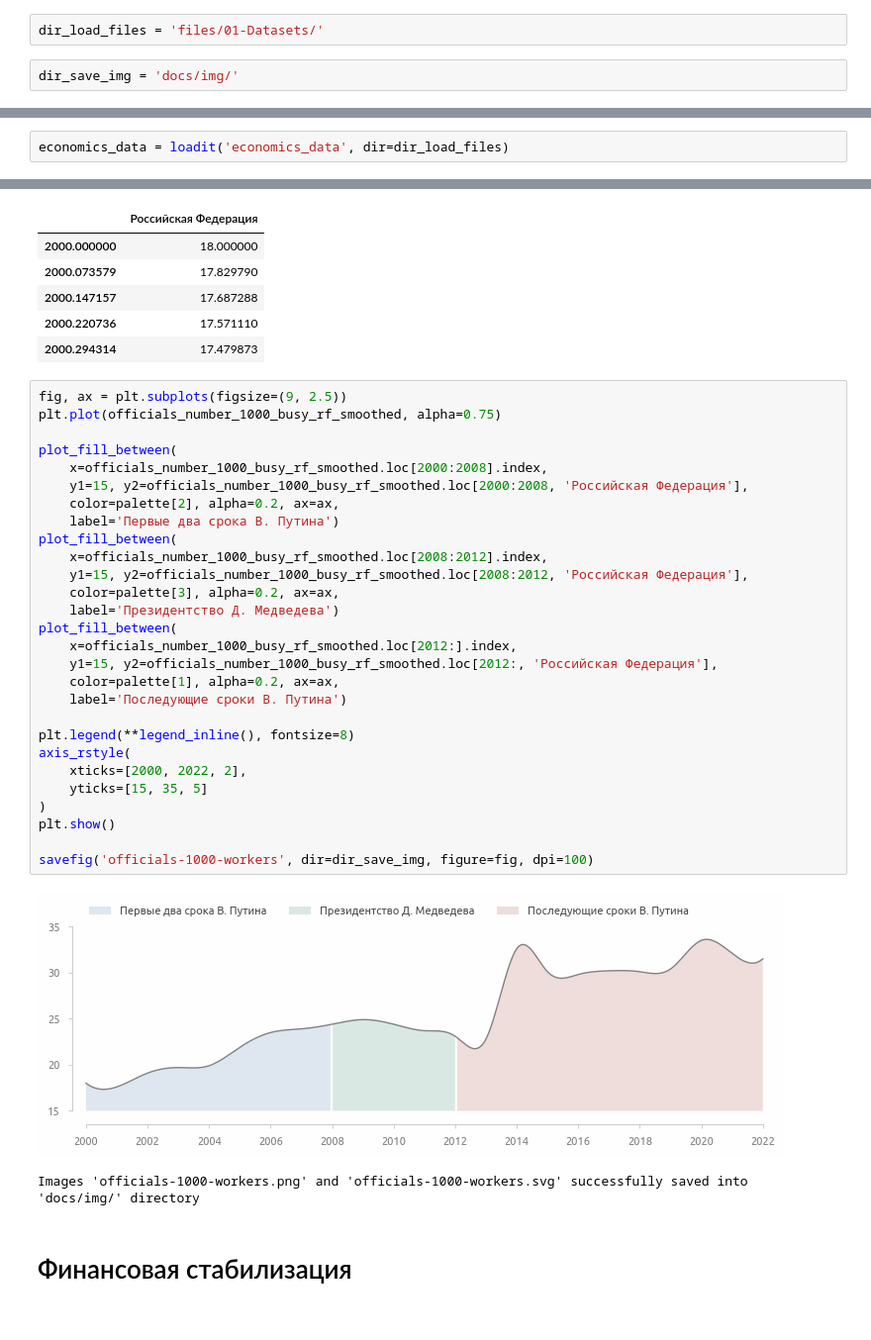
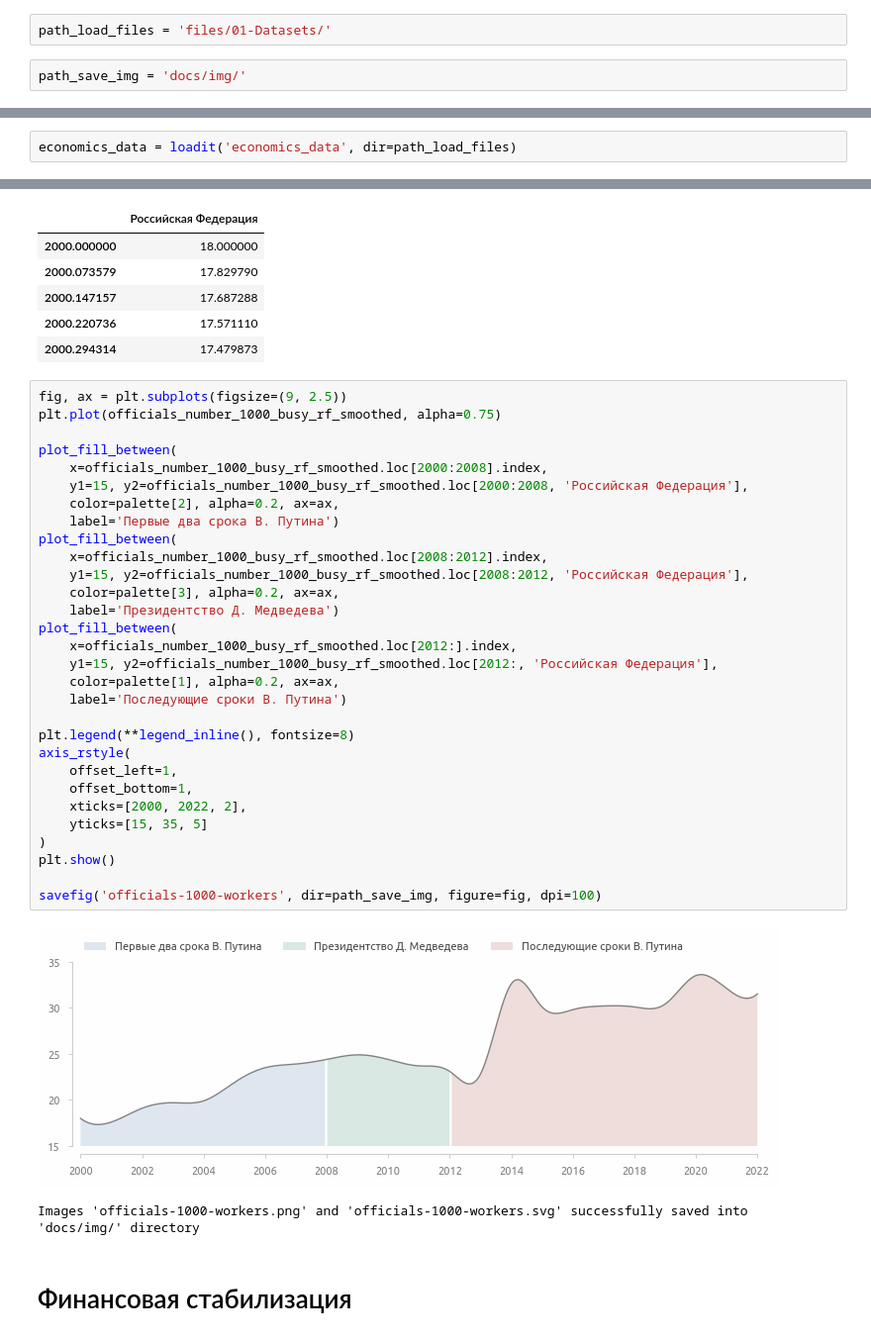
Before and after one commit to a-chasovsky/economics-rus, a Jupyter notebook: 01-report.ipynb, the cells around one changed output, grey strips where cells are left out. Shown at 99% size. Cells and saved outputs as stored; diff of their text form.

```diff
--- a/01-report.ipynb
+++ b/01-report.ipynb
@@ -20,7 +20,7 @@ start = stopwatch_start()
 # %% [markdown]
 ### Variables
 # %%
-dir_load_files = 'files/01-Datasets/'
+path_load_files = 'files/01-Datasets/'
 # %%
-dir_save_img = 'docs/img/'
+path_save_img = 'docs/img/'
 # %%
@@ -30,7 +30,7 @@ time_range = [dt.date(2021, 1, 1), dt.date(2024, 4, 1)]
 # %% [markdown]
 ### Load Data
 # %%
-economics_data = loadit('economics_data', dir=dir_load_files)
+economics_data = loadit('economics_data', dir=path_load_files)
 # %% [markdown]
 ## Потребительские цены
 # %% [markdown]
@@ -1445,33 +1445,35 @@ officials_number_1000_busy_rf_smoothed.head()
 # %%
 fig, ax = plt.subplots(figsize=(9, 2.5))
 plt.plot(officials_number_1000_busy_rf_smoothed, alpha=0.75)
 
 plot_fill_between(
     x=officials_number_1000_busy_rf_smoothed.loc[2000:2008].index,
     y1=15, y2=officials_number_1000_busy_rf_smoothed.loc[2000:2008, 'Российская Федерация'],
     color=palette[2], alpha=0.2, ax=ax,
     label='Первые два срока В. Путина')
 plot_fill_between(
     x=officials_number_1000_busy_rf_smoothed.loc[2008:2012].index,
     y1=15, y2=officials_number_1000_busy_rf_smoothed.loc[2008:2012, 'Российская Федерация'],
     color=palette[3], alpha=0.2, ax=ax,
     label='Президентство Д. Медведева')
 plot_fill_between(
     x=officials_number_1000_busy_rf_smoothed.loc[2012:].index,
     y1=15, y2=officials_number_1000_busy_rf_smoothed.loc[2012:, 'Российская Федерация'],
     color=palette[1], alpha=0.2, ax=ax,
     label='Последующие сроки В. Путина')
 
 plt.legend(**legend_inline(), fontsize=8)
 axis_rstyle(
+    offset_left=1,
+    offset_bottom=1,
     xticks=[2000, 2022, 2],
     yticks=[15, 35, 5]
 )
 plt.show()
 
-savefig('officials-1000-workers', dir=dir_save_img, figure=fig, dpi=100)
+savefig('officials-1000-workers', dir=path_save_img, figure=fig, dpi=100)
 # %% [output]
-[figure, old version]
+[figure, new version]
 Images 'officials-1000-workers.png' and 'officials-1000-workers.svg' successfully saved into 'docs/img/' directory
 # %% [markdown]
 # Финансовая стабилизация
```
Also changed, not shown: parts of 16 cells of this notebook, 19 other files.
